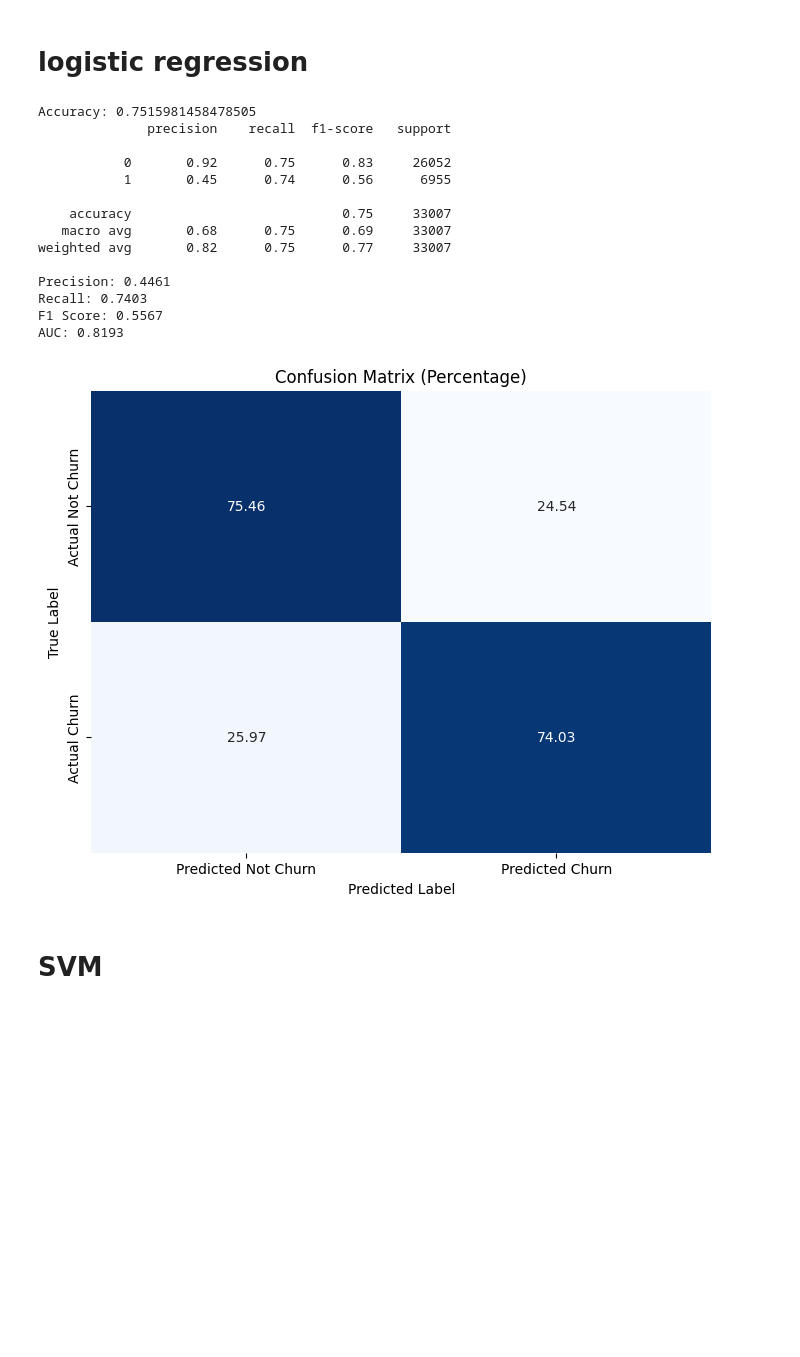
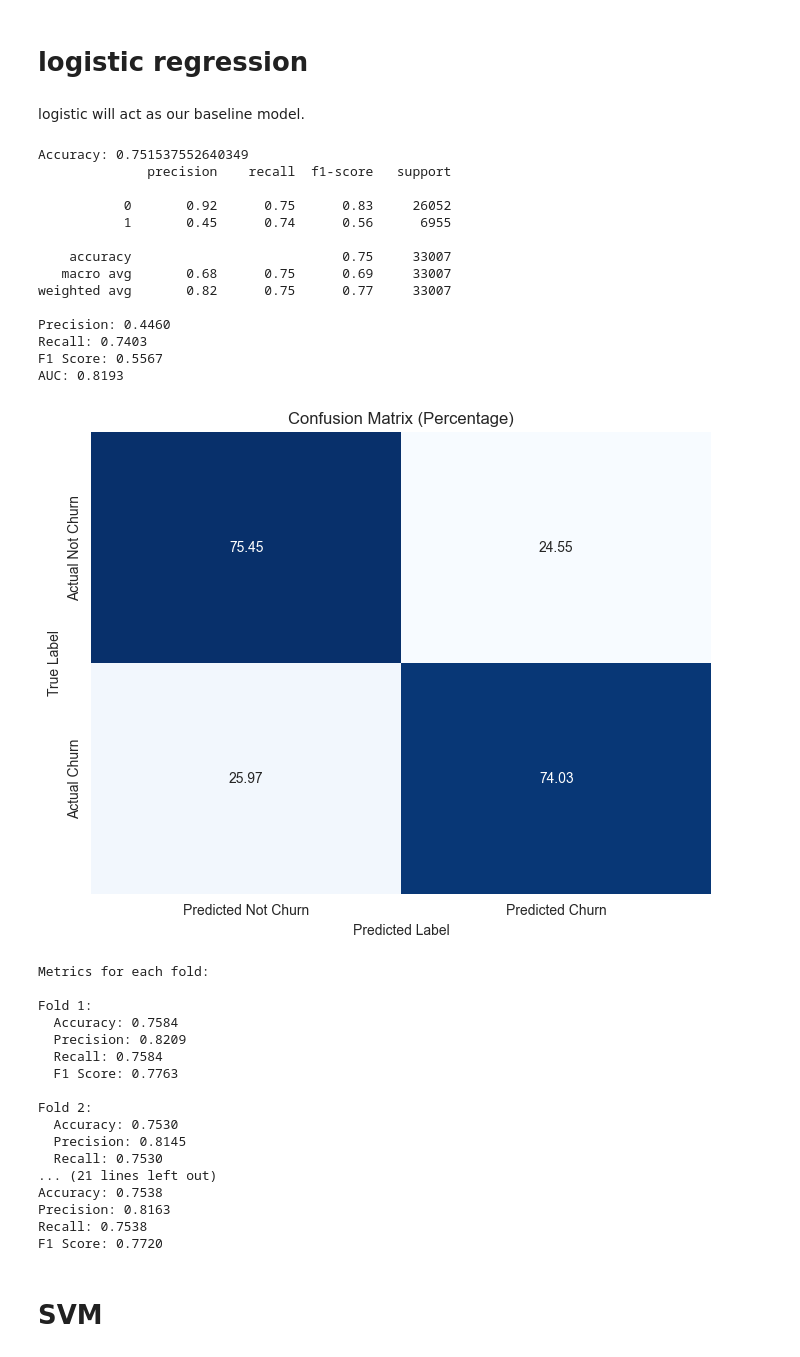
Before and after one commit to m227chan/MSE-546-Advanced-ML-Project, a Jupyter notebook: bank_churn_MSE546_project.ipynb, the cells around one changed output. Drawn from its saved outputs; the diff is of its cells as text; code cells hidden in the pictures; blank space fills up the shorter version.

```diff
--- a/bank_churn_MSE546_project.ipynb
+++ b/bank_churn_MSE546_project.ipynb
@@ -74,7 +129,7 @@ plt.show()
 exited_proportion = df_train['Exited'].value_counts(normalize=True)
 
 plt.figure(figsize=(12, 7))
-ax = sns.barplot(x=exited_proportion.index, y=exited_proportion.values, hue=exited_proportion.index, palette='viridis', legend=False)
+ax = sns.barplot(x=exited_proportion.index, y=exited_proportion.values, hue=exited_proportion.index, legend=False)
 plt.title('Proportion of Exited (0 vs 1)')
 plt.xlabel('Exited')
 plt.ylabel('Proportion')
@@ -120,13 +188,12 @@ num_pipeline = Pipeline([
 
 cat_pipeline = Pipeline([
     ('imputer', SimpleImputer(strategy='most_frequent')),
-    ('onehot', OneHotEncoder(handle_unknown='ignore'))
+    ('onehot', OneHotEncoder(handle_unknown='ignore', drop='if_binary'))
 ])
 
 preprocessor = ColumnTransformer([
     ('num', num_pipeline, num_features),
-    ('cat', cat_pipeline, cat_features)
+    ('cat', cat_pipeline, cat_features),
 ])
 
 X_train_preprocessed = preprocessor.fit_transform(X_train)
-X_test_preprocessed = preprocessor.transform(X_test)
@@ -133 +206,25 @@ X_test_preprocessed = preprocessor.transform(X_test)
+# %%
+def perform_x_validation(model, folds=5):
+    scoring = {
+        'accuracy': make_scorer(accuracy_score),
+        'precision': make_scorer(precision_score, average='weighted'),
+        'recall': make_scorer(recall_score, average='weighted'),
+        'f1_score': make_scorer(f1_score, average='weighted')
+    }
+    kfold = StratifiedKFold(n_splits=folds, shuffle=True, random_state=42)
+    results = cross_validate(model, X_train, y_train, cv=kfold, scoring=scoring, return_train_score=False)
+
+    print("Metrics for each fold:")
+    for i in range(kfold.get_n_splits()):
+        print(f"\nFold {i + 1}:")
+        print(f"  Accuracy: {results['test_accuracy'][i]:.4f}")
+        print(f"  Precision: {results['test_precision'][i]:.4f}")
+        print(f"  Recall: {results['test_recall'][i]:.4f}")
+        print(f"  F1 Score: {results['test_f1_score'][i]:.4f}")
+
+    print("\nMean metrics across all folds:")
+    print(f"Accuracy: {results['test_accuracy'].mean():.4f}")
+    print(f"Precision: {results['test_precision'].mean():.4f}")
+    print(f"Recall: {results['test_recall'].mean():.4f}")
+    print(f"F1 Score: {results['test_f1_score'].mean():.4f}")
 # %% [markdown]
@@ -169,38 +267,58 @@ def evaluate_model(model, X_test, y_test, threshold=0.5):
     plt.show()
 # %% [markdown]
 # logistic regression
+# %% [markdown]
+logistic will act as our baseline model.
 # %%
 # resampler = SMOTEENN(random_state=42)
 undersampler = RandomUnderSampler(random_state=42)
 feature_selector = SelectFromModel(LogisticRegression(random_state=42))
 
 model = imbpipeline([
     ('preprocessor', preprocessor),
     # ('resampler', resampler),
     ('undersampler', undersampler),
     # ('feature_selection', feature_selector),
     ('classifier', LogisticRegression(random_state=42))
 ])
-
 model.fit(X_train, y_train)
 
 evaluate_model(model, X_test, y_test)
+
+perform_x_validation(model)
 # %% [output]
-Accuracy: 0.7515981458478505
+Accuracy: 0.751537552640349
               precision    recall  f1-score   support
 
            0       0.92      0.75      0.83     26052
            1       0.45      0.74      0.56      6955
 
     accuracy                           0.75     33007
    macro avg       0.68      0.75      0.69     33007
 weighted avg       0.82      0.75      0.77     33007
 
-Precision: 0.4461
+Precision: 0.4460
 Recall: 0.7403
 F1 Score: 0.5567
 AUC: 0.8193
-[figure, old version]
+[figure, new version]
+Metrics for each fold:
+
+Fold 1:
+  Accuracy: 0.7584
+  Precision: 0.8209
+  Recall: 0.7584
+  F1 Score: 0.7763
+
+Fold 2:
+  Accuracy: 0.7530
+  Precision: 0.8145
+  Recall: 0.7530
+... (21 lines left out)
+Accuracy: 0.7538
+Precision: 0.8163
+Recall: 0.7538
+F1 Score: 0.7720
 # %% [markdown]
 # SVM
 # %%
```
Also changed, not shown: parts of 20 cells of this notebook.
